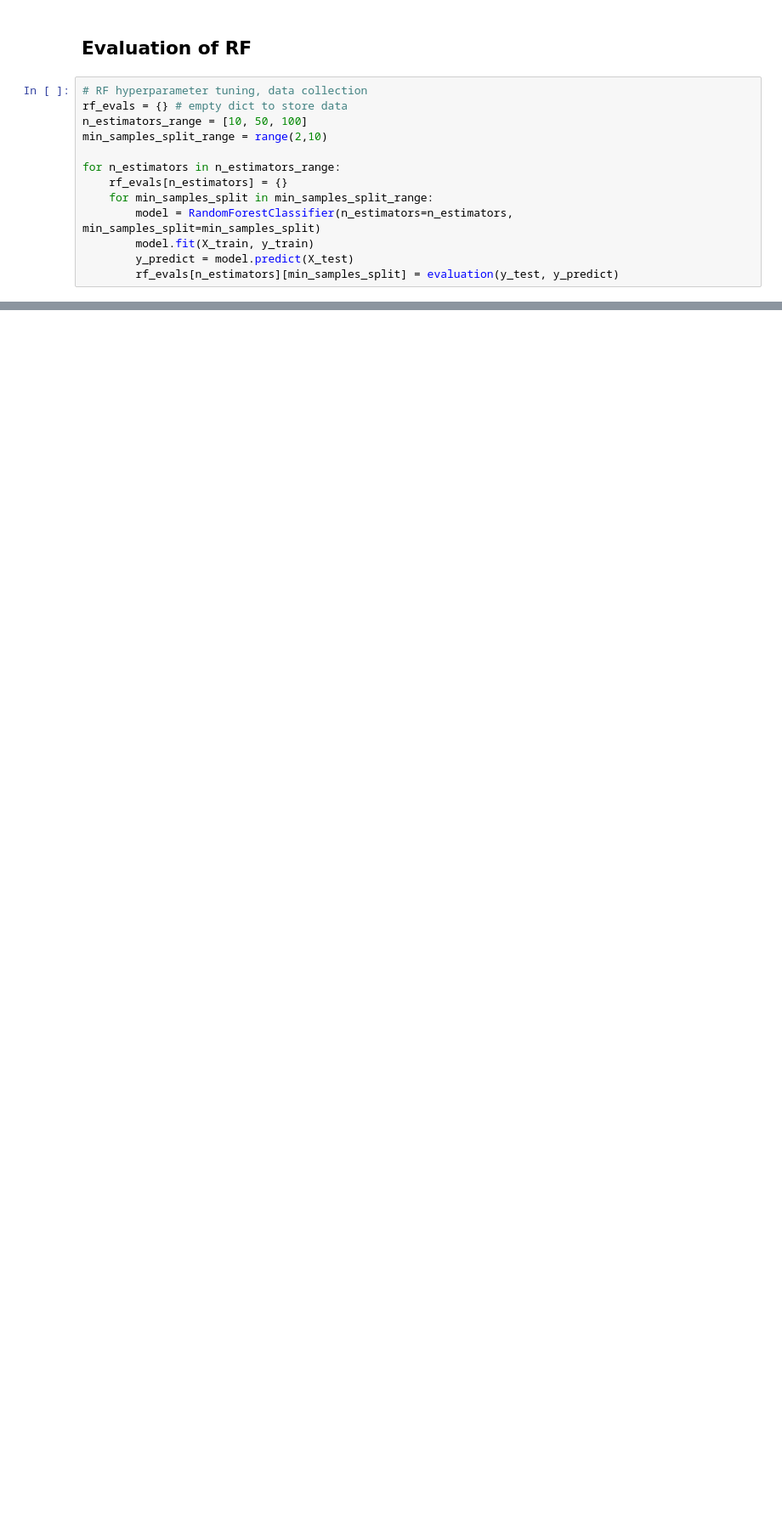
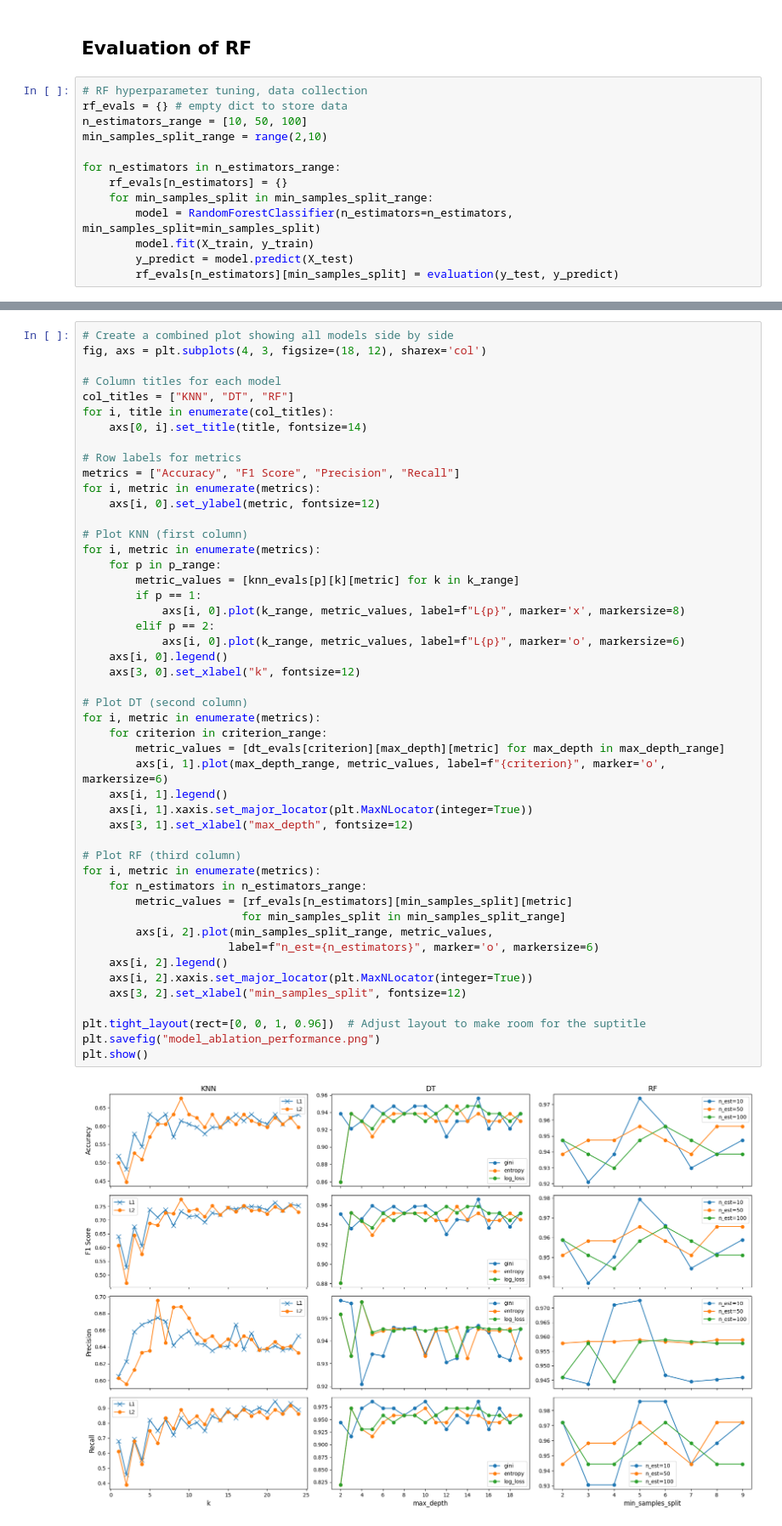
Before and after one commit to champurupat/Ng_ICS635_HW1, a Jupyter notebook: ng_ics635_hw1.ipynb, the cells around one changed output, grey strips where cells are left out. Shown at 85% size. Cells and saved outputs as stored; diff of their text form; blank space fills up the shorter version.

Commit message:
produce figure for redo

```diff
--- a/ng_ics635_hw1.ipynb
+++ b/ng_ics635_hw1.ipynb
@@ -269,0 +270,50 @@ Confusion Matrix for RF with n_estimators=10 and min_samples_split=2:
+# %%
+# Create a combined plot showing all models side by side
+fig, axs = plt.subplots(4, 3, figsize=(18, 12), sharex='col')
+
+# Column titles for each model
+col_titles = ["KNN", "DT", "RF"]
+for i, title in enumerate(col_titles):
+    axs[0, i].set_title(title, fontsize=14)
+
+# Row labels for metrics
+metrics = ["Accuracy", "F1 Score", "Precision", "Recall"]
+for i, metric in enumerate(metrics):
+    axs[i, 0].set_ylabel(metric, fontsize=12)
+
+# Plot KNN (first column)
+for i, metric in enumerate(metrics):
+    for p in p_range:
+        metric_values = [knn_evals[p][k][metric] for k in k_range]
+        if p == 1:
+            axs[i, 0].plot(k_range, metric_values, label=f"L{p}", marker='x', markersize=8)
+        elif p == 2:
+            axs[i, 0].plot(k_range, metric_values, label=f"L{p}", marker='o', markersize=6)
+    axs[i, 0].legend()
+    axs[3, 0].set_xlabel("k", fontsize=12)
+
+# Plot DT (second column)
+for i, metric in enumerate(metrics):
+    for criterion in criterion_range:
+        metric_values = [dt_evals[criterion][max_depth][metric] for max_depth in max_depth_range]
+        axs[i, 1].plot(max_depth_range, metric_values, label=f"{criterion}", marker='o', markersize=6)
+    axs[i, 1].legend()
+    axs[i, 1].xaxis.set_major_locator(plt.MaxNLocator(integer=True))
+    axs[3, 1].set_xlabel("max_depth", fontsize=12)
+
+# Plot RF (third column)
+for i, metric in enumerate(metrics):
+    for n_estimators in n_estimators_range:
+        metric_values = [rf_evals[n_estimators][min_samples_split][metric]
+                        for min_samples_split in min_samples_split_range]
+        axs[i, 2].plot(min_samples_split_range, metric_values,
+                      label=f"n_est={n_estimators}", marker='o', markersize=6)
+    axs[i, 2].legend()
+    axs[i, 2].xaxis.set_major_locator(plt.MaxNLocator(integer=True))
+    axs[3, 2].set_xlabel("min_samples_split", fontsize=12)
+
+plt.tight_layout(rect=[0, 0, 1, 0.96])  # Adjust layout to make room for the suptitle
+plt.savefig("model_ablation_performance.png")
+plt.show()
+# %% [output]
+[figure, added]
```
Also changed, not shown: parts of 7 cells of this notebook, 1 other file.
